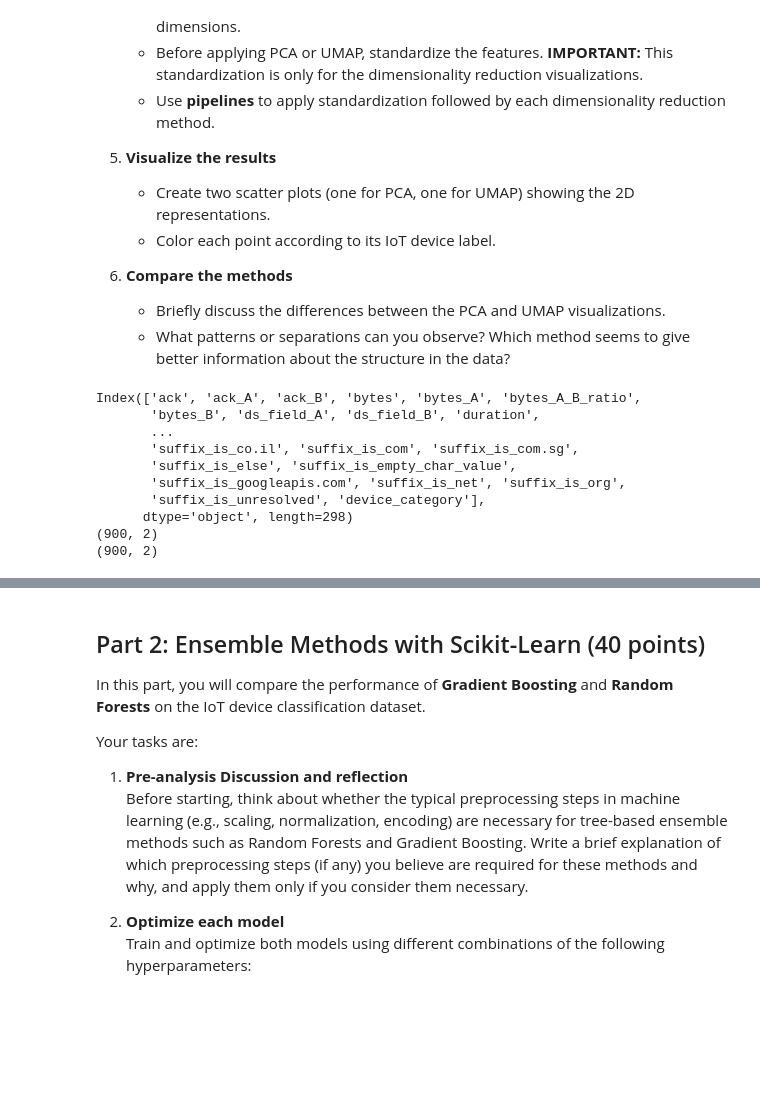
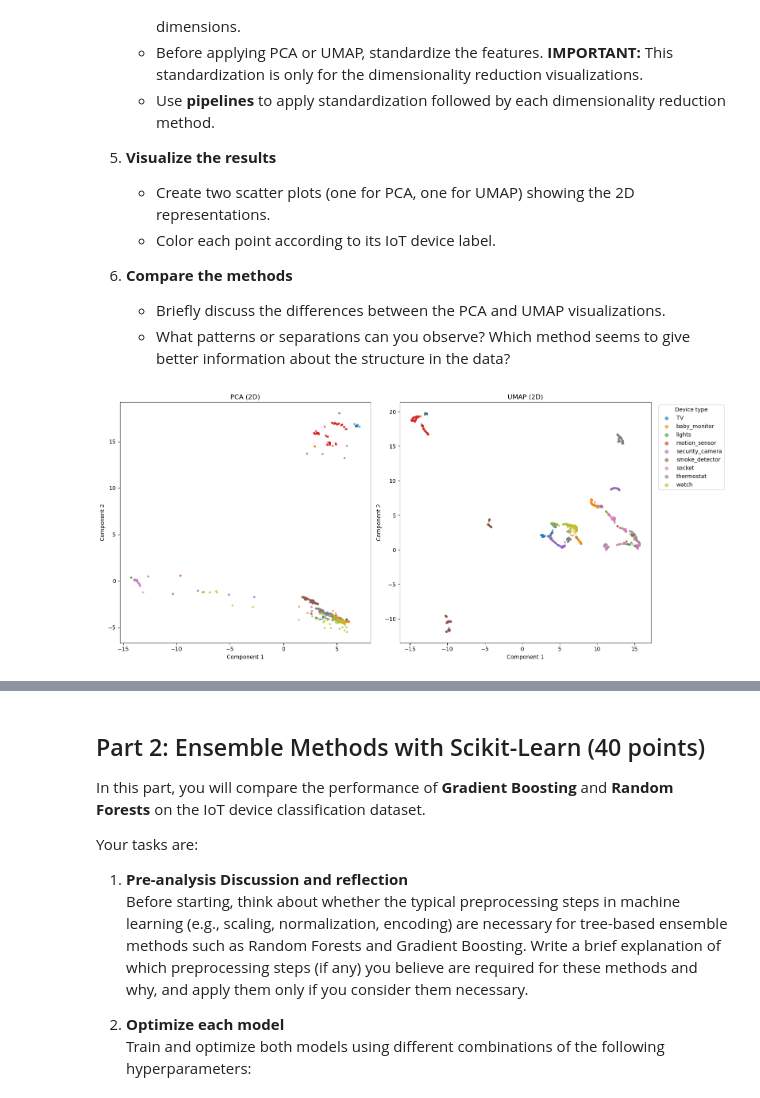
Before and after one commit to rashiadhikarira/ML_LAB07, a Jupyter notebook: 07-iot-ensemble-classification.ipynb, the cells around one changed output, grey strips where cells are left out. Saved outputs shown, nothing was run; the diff lists cells and outputs as text; code cells hidden in the pictures; blank space fills up the shorter version.

```diff
--- a/07-iot-ensemble-classification.ipynb
+++ b/07-iot-ensemble-classification.ipynb
@@ -67,49 +67,45 @@ You should do the following:
 # %%
 # USE AS MANY CELLS AS NEEDED
 import pandas as pd
 from sklearn.preprocessing import LabelEncoder, StandardScaler
 from sklearn.decomposition import PCA
 import umap
+from sklearn.pipeline import Pipeline
+import matplotlib.pyplot as plt
 
 train = pd.read_csv("iot_devices_train.csv")
 reporting = pd.read_csv("iot_devices_reporting.csv")
 
 train_X = train.drop(columns=["device_category"])
 train_y = train["device_category"]
+
 reporting_X = reporting.drop(columns=["device_category"])
 reporting_y = reporting["device_category"]
 
 label_encoder = LabelEncoder()
 label_encoder.fit(train_y)
 train_y = label_encoder.transform(train_y)
 reporting_y = label_encoder.transform(reporting_y)
 
-#WE WILL TURN THIS INTO PIPELINE
+pipePCA = Pipeline([("scaler", StandardScaler()), ("pca", PCA(n_components=2, random_state=42))])
+pipeUMAP = Pipeline([("scaler", StandardScaler()), ("umap", umap.UMAP(n_components=2, random_state=42))])
 
-scaler = StandardScaler()
-scaler.fit(train_X)
-train_X = scaler.transform(train_X)
-reporting_X = scaler.transform(reporting_X)
+train_pca_X = pipePCA.fit_transform(train_X)
+reporting_pca_X = pipePCA.transform(reporting_X)
 
-pca = PCA(n_components=2)
-pca.fit(train_X)
-train_pca_X = pca.transform(train_X)
-reporting_pca_X = pca.transform(reporting_X)
+train_umap_X = pipeUMAP.fit_transform(train_X)
+reporting_umap_X = pipeUMAP.transform(reporting_X)
 
-umapScaler = umap.UMAP()
-
-
-print(train.columns)
-print(train_pca_X.shape)
-print(reporting_pca_X.shape)
+fig, axes = plt.subplots(1, 2, figsize=(16, 7))
+for ax, emb, title in zip(axes, [train_pca_X, train_umap_X], ["PCA (2D)", "UMAP (2D)"]):
+    for code, name in enumerate(label_encoder.classes_):
+        mask = train_y == code
+        ax.scatter(emb[mask, 0], emb[mask, 1], s=8, alpha=0.6, label=name)
+    ax.set_title(title)
+    ax.set_xlabel("Component 1")
+    ax.set_ylabel("Component 2")
+axes[1].legend(title="Device type", bbox_to_anchor=(1.02, 1), loc="upper left", markerscale=2)
+plt.tight_layout()
+plt.show()
 # %% [output]
-Index(['ack', 'ack_A', 'ack_B', 'bytes', 'bytes_A', 'bytes_A_B_ratio',
-       'bytes_B', 'ds_field_A', 'ds_field_B', 'duration',
-       ...
-       'suffix_is_co.il', 'suffix_is_com', 'suffix_is_com.sg',
-       'suffix_is_else', 'suffix_is_empty_char_value',
-       'suffix_is_googleapis.com', 'suffix_is_net', 'suffix_is_org',
-       'suffix_is_unresolved', 'device_category'],
-      dtype='object', length=298)
-(900, 2)
-(900, 2)
+[figure, added]
```
Also changed, not shown: parts of 1 cell of this notebook.
